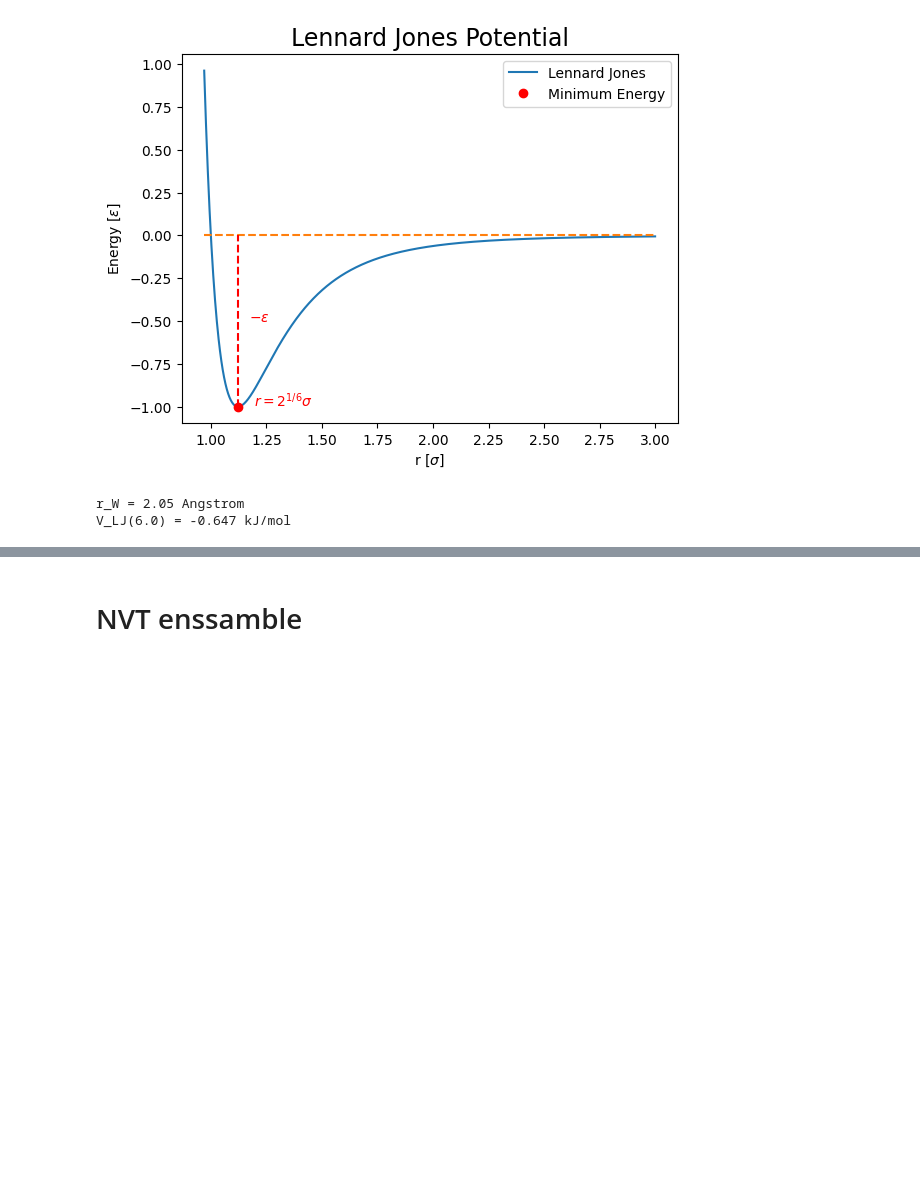
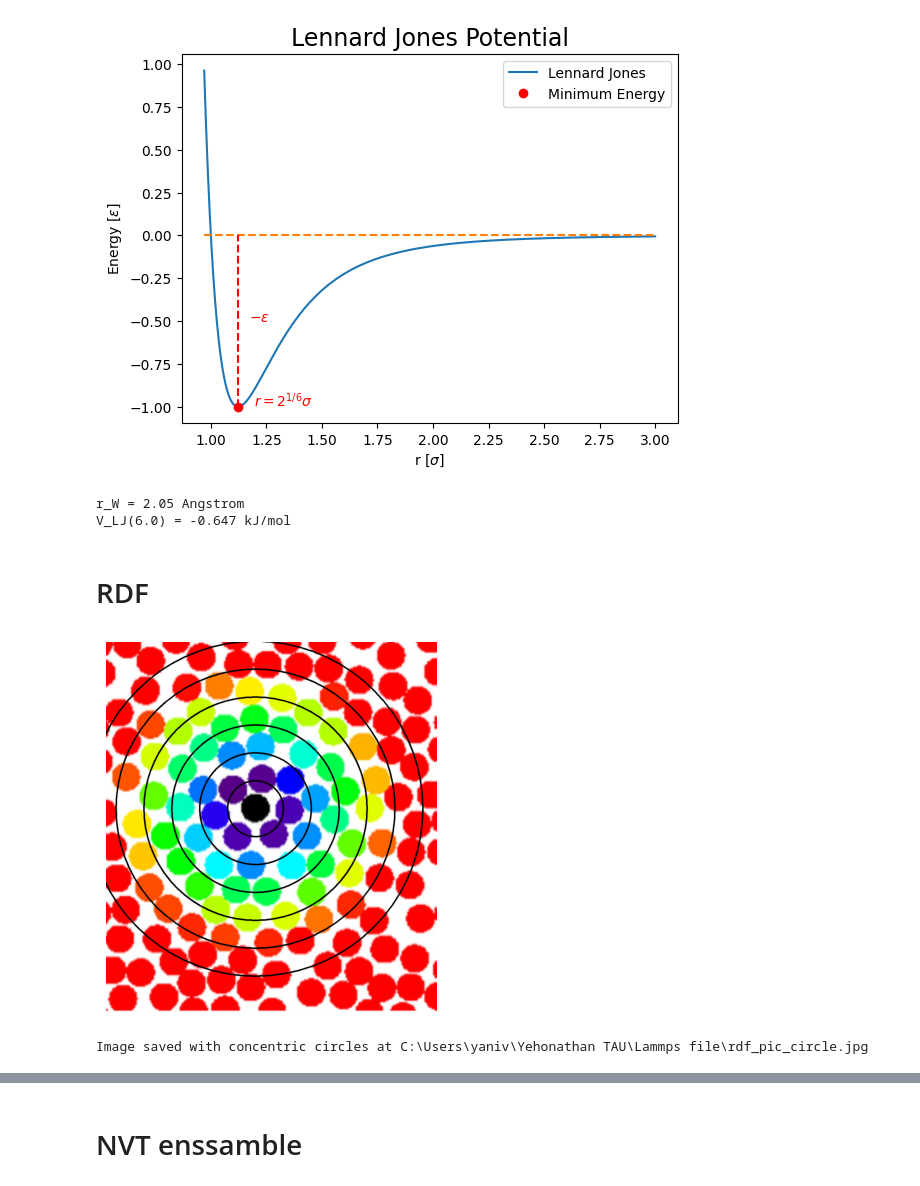
Before and after one commit to YehonathanBarda/Advenced_PhyChemLab2, a Jupyter notebook: MD/MD_run.ipynb, the cells around one changed output, grey strips where cells are left out. Drawn from its saved outputs; the diff is of its cells as text; code cells hidden in the pictures; blank space fills up the shorter version.

```diff
--- a/MD/MD_run.ipynb
+++ b/MD/MD_run.ipynb
@@ -140,3 +141,36 @@ print(f"V_LJ(6.0) = {Leonard_Jones(6.0, epsilon, sigma):.3f} kJ/mol")
 [figure]
 r_W = 2.05 Angstrom
 V_LJ(6.0) = -0.647 kJ/mol
+# %% [markdown]
+# RDF
+# %%
+%matplotlib inline
+def draw_concentric_circles(image_path, center, r, N, output_path='output.png'):
+    # Load the image
+    image = cv2.imread(image_path)
+
+    if image is None:
+        print(f"Error: Unable to load image from {image_path}")
+        return
+
+    # Draw N concentric circles
+    for i in range(1, N + 1):
+        radius = i * r
+        cv2.circle(image, center, radius, (0, 0, 0), 4)  # Black circles, thickness 2
+
+    # Save or display the image
+    plt.imshow(cv2.cvtColor(image, cv2.COLOR_BGR2RGB))
+    plt.axis('off')
+    plt.show()
+    cv2.imwrite(output_path, image)
+    print(f"Image saved with concentric circles at {output_path}")
+
+# Example usage
+image_path = os.path.join(results_folder, "rdf_pic.jpg")  # Path to your image file
+center = (482, 537)  # Replace with your desired center point (x, y)
+r = 45 * 2            # Base radius
+N = round(11 / 2)        # Number of circles
+draw_concentric_circles(image_path, center, r, N, output_path = os.path.join(results_folder, "rdf_pic_circle.jpg"))
+# %% [output]
+[figure, added]
+Image saved with concentric circles at C:\Users\yaniv\Yehonathan TAU\Lammps file\rdf_pic_circle.jpg
```
Also changed, not shown: parts of 3 cells of this notebook, 1 other file.
